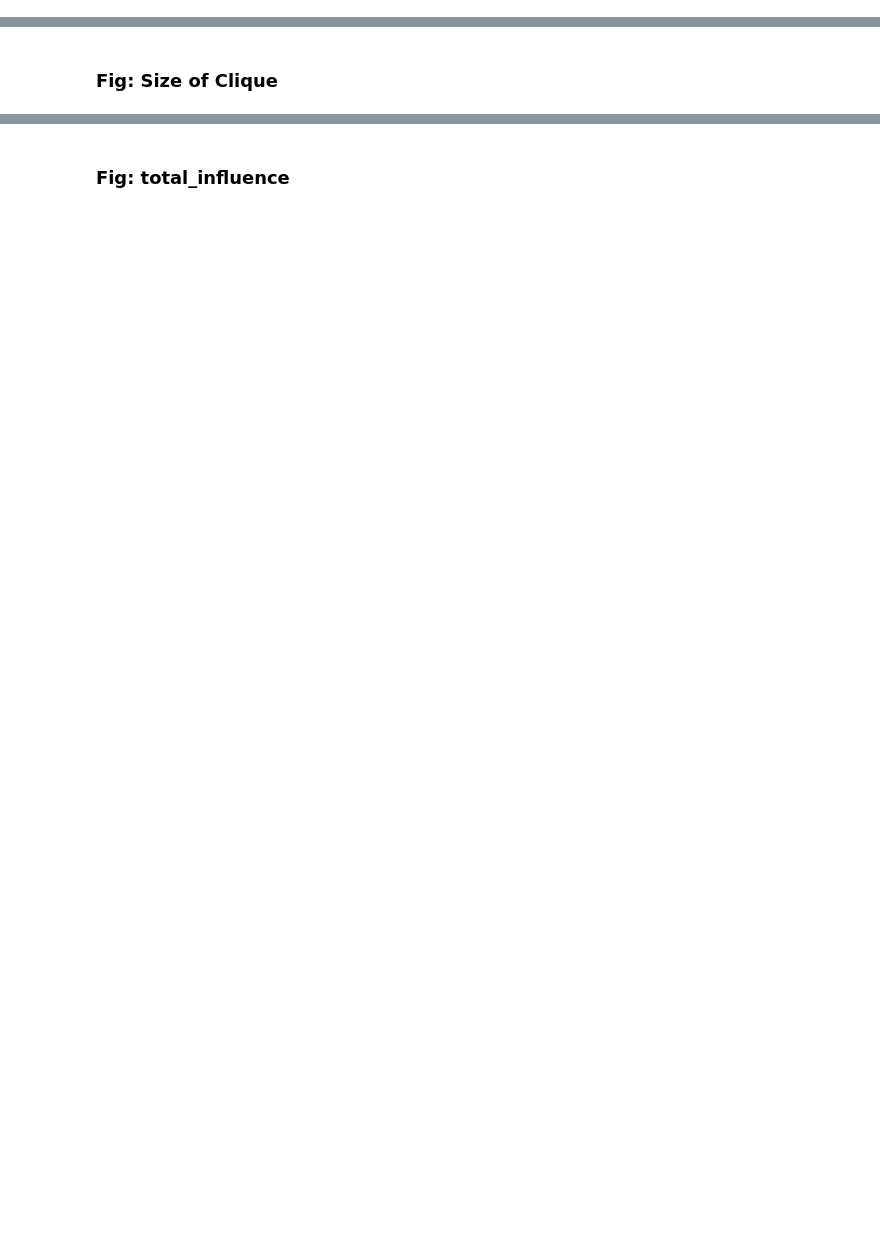
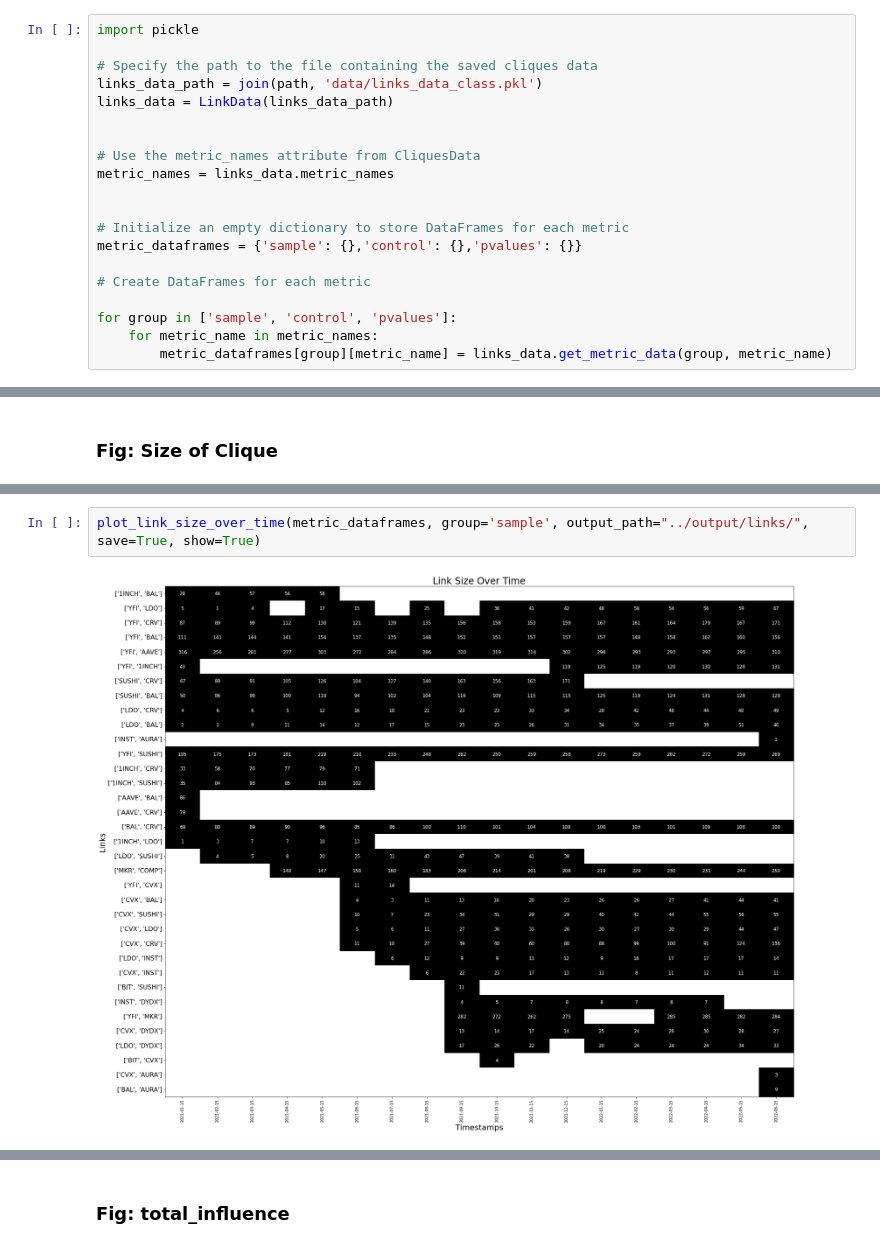
Before and after one commit to xm3van/research-project-erc20-governance, a Jupyter notebook: notebooks/link_analysis_visualisation.ipynb, the cells around one changed output, grey strips where cells are left out. Cells and saved outputs as stored; diff of their text form; blank space fills up the shorter version.

Commit message:
Link Analysis: Refactoring of code

```diff
--- a/notebooks/link_analysis_visualisation.ipynb
+++ b/notebooks/link_analysis_visualisation.ipynb
@@ -137,2 +26,22 @@ for group in ['sample', 'control', 'pvalues']:
+# %%
+import pickle
+
+# Specify the path to the file containing the saved cliques data
+links_data_path = join(path, 'data/links_data_class.pkl')
+links_data = LinkData(links_data_path)
+
+
+# Use the metric_names attribute from CliquesData
+metric_names = links_data.metric_names
+
+
+# Initialize an empty dictionary to store DataFrames for each metric
+metric_dataframes = {'sample': {},'control': {},'pvalues': {}}
+
+# Create DataFrames for each metric
+
+for group in ['sample', 'control', 'pvalues']:
+    for metric_name in metric_names:
+        metric_dataframes[group][metric_name] = links_data.get_metric_data(group, metric_name)
 # %% [markdown]
 ## Figure Generation
@@ -300,0 +50,4 @@ plt.show()
+# %%
+plot_link_size_over_time(metric_dataframes, group='sample', output_path="../output/links/", save=True, show=True)
+# %% [output]
+[figure, added]
```
Also changed, not shown: parts of 50 cells of this notebook, 16 other files.
